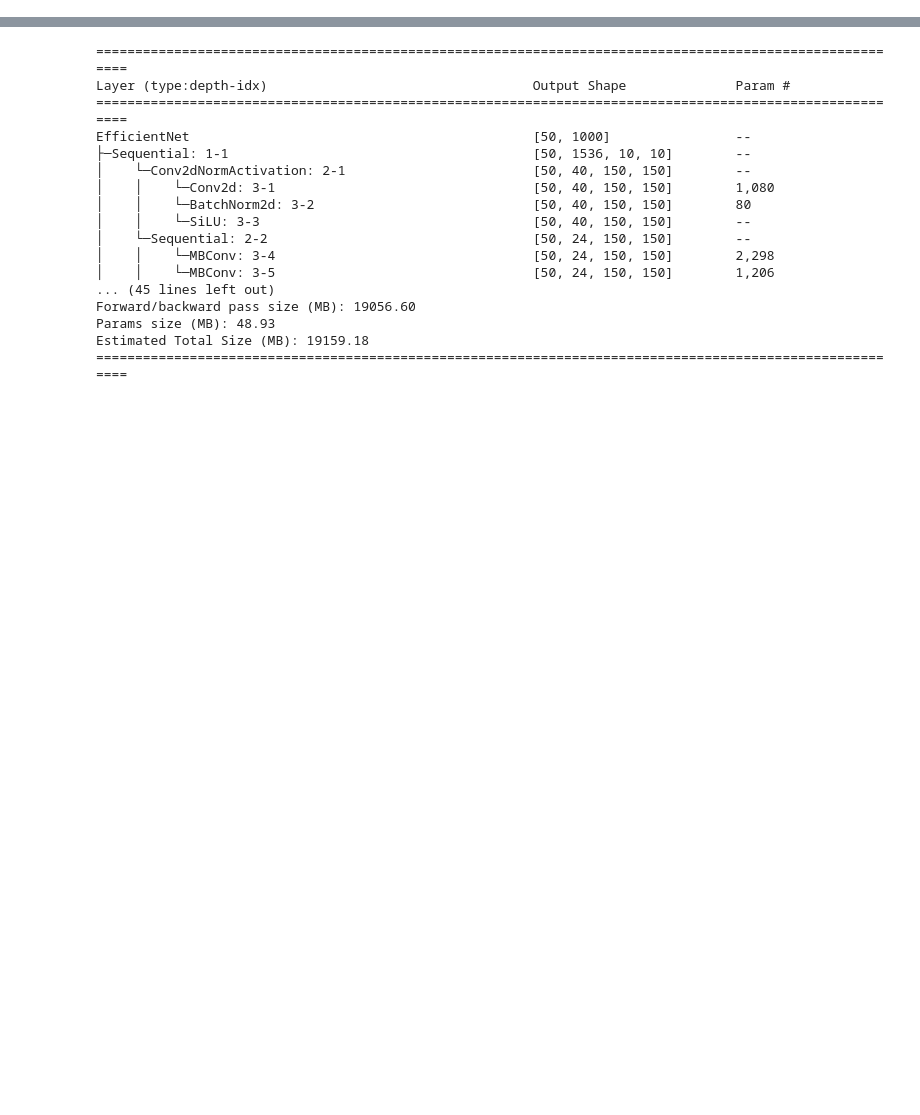
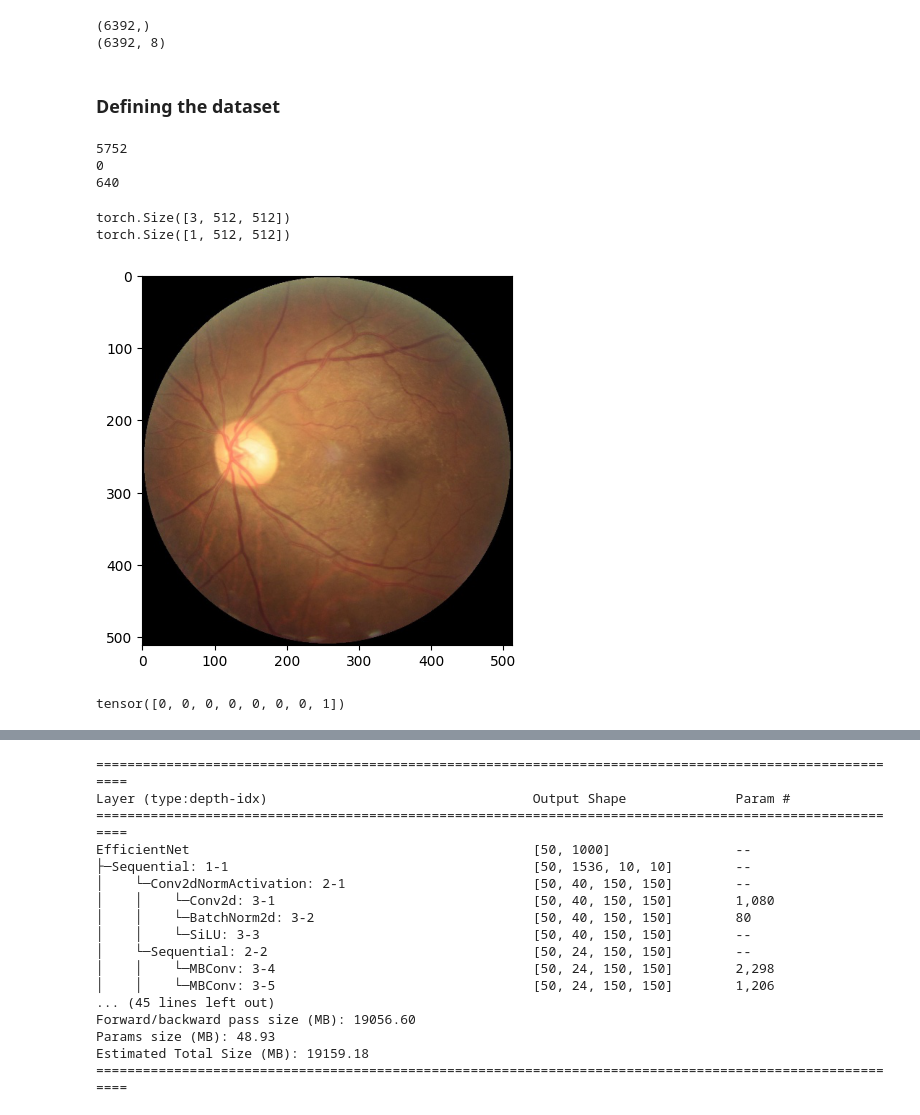
Before and after one commit to madhava20217/Ocular-Disease-Multiclass-Identification-ODIR19-, a Jupyter notebook: baseline.ipynb, the cells around one changed output, grey strips where cells are left out. Saved outputs shown, nothing was run; the diff lists cells and outputs as text; code cells hidden in the pictures; blank space fills up the shorter version.

Commit message:
pasted dataloader script to baseline.ipynb

```diff
--- a/baseline.ipynb
+++ b/baseline.ipynb
@@ -5,0 +111,11 @@ DEVICE = torch.device("cuda:0") if torch.cuda.is_available() else "cpu"
+# %%
+X = csv['Image'].to_numpy()
+Y = csv.drop(['Image'], axis = 1).to_numpy()
+
+print(X.shape)
+print(Y.shape)
+# %% [output]
+(6392,)
+(6392, 8)
+# %% [markdown]
+### Defining the dataset
@@ -5,0 +166,51 @@ DEVICE = torch.device("cuda:0") if torch.cuda.is_available() else "cpu"
+# %%
+def train_val_test_split(dataset, train_percent=0.75, val_percent=0.15, test_percent=0.1, seed=None):
+
+    # Given a pytorch Dataset, split it
+
+    assert len(X) == len(Y), "X and Y should have the same length"
+    assert round(train_percent + val_percent + test_percent,1) == 1.0, "Train, validation, and test percentages should add up to 1.0"
+
+    if seed is not None:
+        np.random.seed(seed)
+
+    train_size = int(train_percent * len(dataset))
+    val_size = int(val_percent * len(dataset))
+    test_size = len(dataset) - train_size - val_size
+
+    # use random_split to split the dataset into train, val, and test sets
+    train_dataset, val_dataset, test_dataset = random_split(dataset, [train_size, val_size, test_size])
+
+    return train_dataset, val_dataset, test_dataset
+# %%
+ODIR_Dataset = ODIRDataset(X, Y, IMAGE_FOLDER, HIST_IMAGE_FOLDER, transform = None)
+
+train_dataset, val_dataset, test_dataset = train_val_test_split(ODIR_Dataset, TRAIN_RATIO, VAL_RATIO, TEST_RATIO, RANDOM_SEED)
+
+train_dataloader = DataLoader(train_dataset, batch_size=BATCH_SIZE, shuffle=True)
+val_dataloader = DataLoader(val_dataset, batch_size=BATCH_SIZE, shuffle=False)
+test_dataloader = DataLoader(test_dataset, batch_size=BATCH_SIZE, shuffle=False)
+# %%
+print(len(train_dataset))
+print(len(val_dataset))
+print(len(test_dataset))
+# %% [output]
+5752
+0
+640
+# %%
+train_sample, train_hist_sample, train_label = train_dataset[7]
+
+print(train_sample.shape)
+print(train_hist_sample.shape)
+
+image_array = np.transpose(train_sample, (1, 2, 0))
+plt.imshow(image_array)
+plt.show()
+# print(train_sample)
+print(train_label)
+# %% [output]
+torch.Size([3, 512, 512])
+torch.Size([1, 512, 512])
+[figure, added]
+tensor([0, 0, 0, 0, 0, 0, 0, 1])
```
Also changed, not shown: parts of 15 cells of this notebook, 4 other files.
